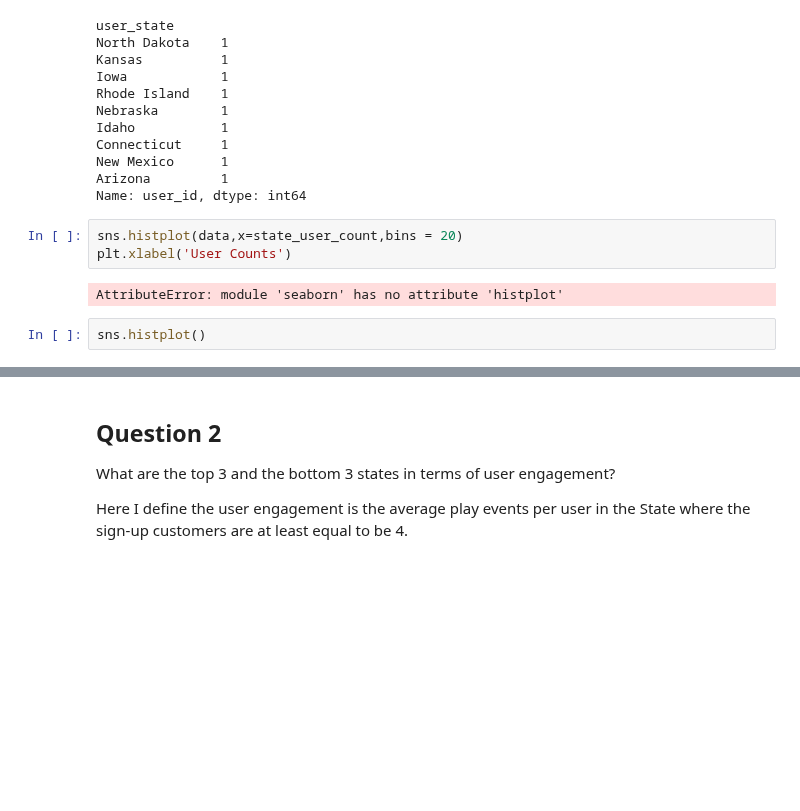
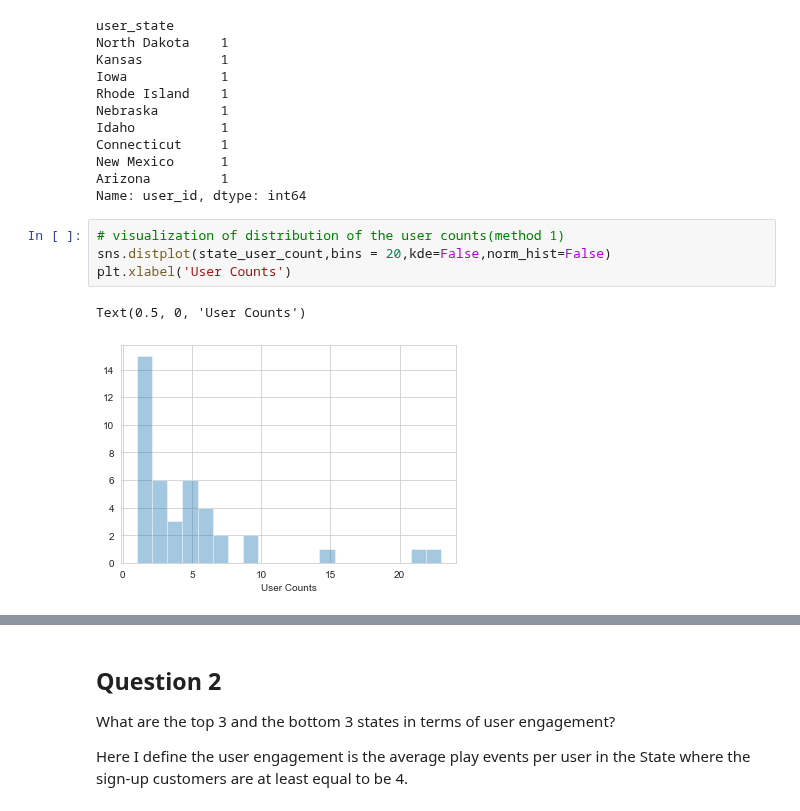
Before and after one commit to Aliciaworld/DS-TakeHomeChallenges, a Jupyter notebook: 08. Song Challenge.ipynb, the cells around one changed output, grey strips where cells are left out. Drawn from its saved outputs; the diff is of its cells as text; blank space fills up the shorter version.

```diff
--- a/08. Song Challenge.ipynb
+++ b/08. Song Challenge.ipynb
@@ -117,10 +115,10 @@ Connecticut     1
 New Mexico      1
 Arizona         1
 Name: user_id, dtype: int64
-# %%
-sns.histplot(data,x=state_user_count,bins = 20)
-plt.xlabel('User Counts')
-# %% [output]
-AttributeError: module 'seaborn' has no attribute 'histplot'
-# %%
-sns.histplot()
+# %%
+# visualization of distribution of the user counts(method 1)
+sns.distplot(state_user_count,bins = 20,kde=False,norm_hist=False)
+plt.xlabel('User Counts')
+# %% [output]
+Text(0.5, 0, 'User Counts')
+[figure, added]
```
Also changed, not shown: parts of 17 cells of this notebook.
